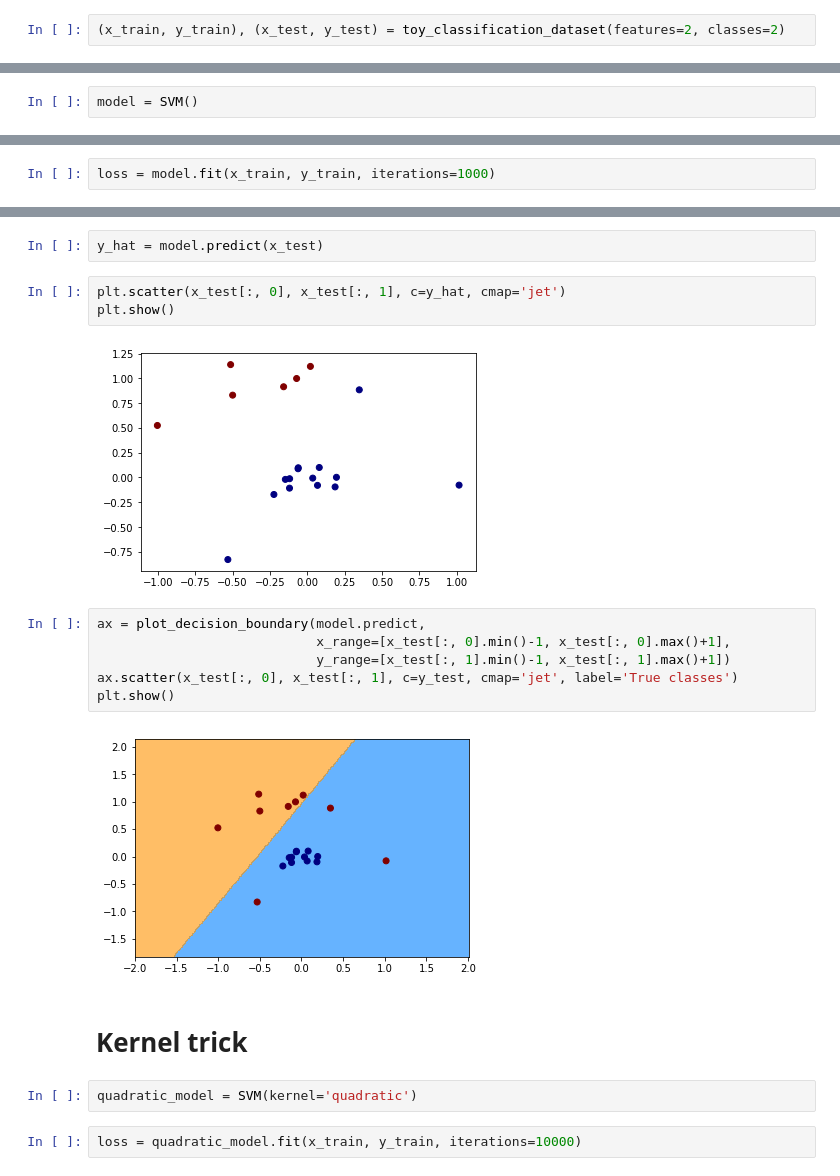
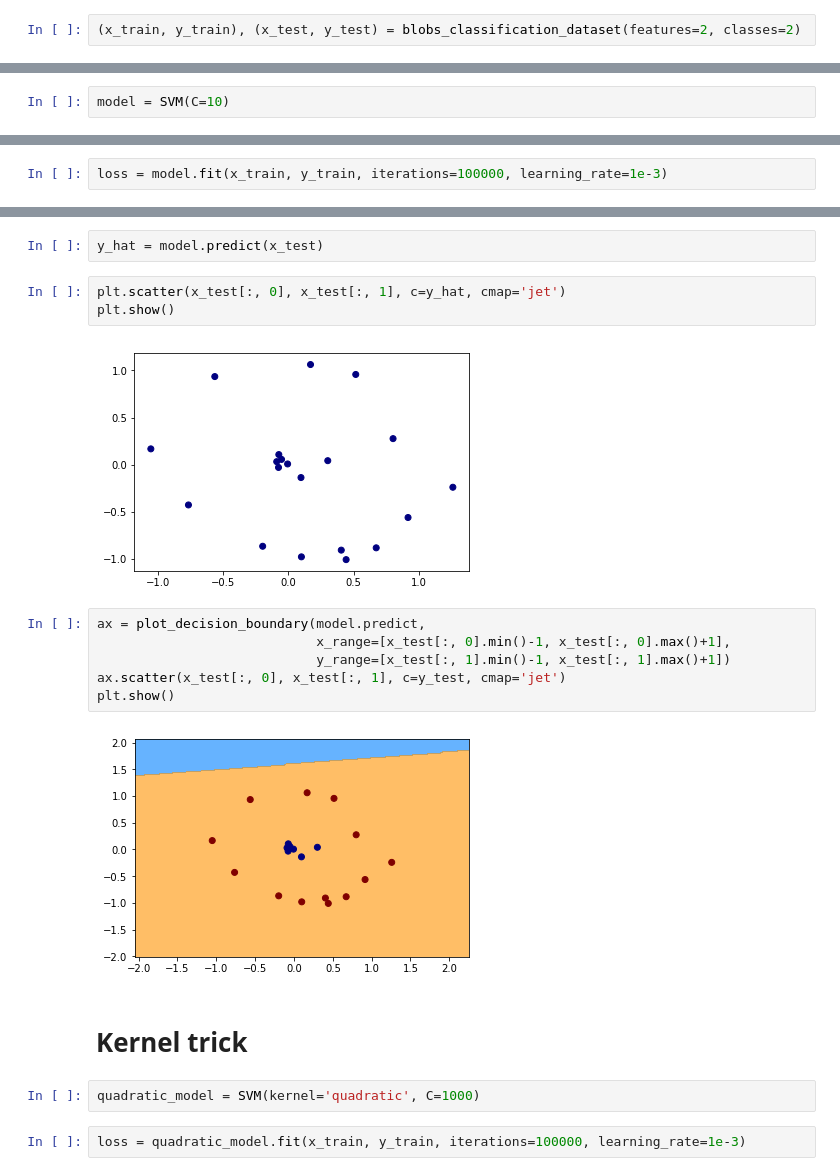
Before and after one commit to SergioAlvarezB/ml-numpy, a Jupyter notebook: notebooks/svm-kernels.ipynb, the cells around one changed output, grey strips where cells are left out. Drawn from its saved outputs; the diff is of its cells as text.

```diff
--- a/notebooks/svm-kernels.ipynb
+++ b/notebooks/svm-kernels.ipynb
@@ -15,7 +15,7 @@ from utils.visualization import plot_decision_boundary
 # Turn interactive plotting off
 plt.ioff()
 # %%
-(x_train, y_train), (x_test, y_test) = toy_classification_dataset(features=2, classes=2)
+(x_train, y_train), (x_test, y_test) = blobs_classification_dataset(features=2, classes=2)
 # %%
 plt.scatter(x_train[:, 0], x_train[:, 1], c=y_train, cmap='jet')
 plt.show()
@@ -24,11 +24,11 @@ plt.show()
 # %%
-model = SVM()
+model = SVM(C=10)
 # %%
 y_train.shape
 # %% [output]
 (80,)
 # %%
-loss = model.fit(x_train, y_train, iterations=1000)
+loss = model.fit(x_train, y_train, iterations=100000, learning_rate=1e-3)
 # %%
 plt.plot(loss[1:])
 plt.title('Loss')
@@ -78,21 +80,21 @@ y_hat = model.predict(x_test)
 plt.scatter(x_test[:, 0], x_test[:, 1], c=y_hat, cmap='jet')
 plt.show()
 # %% [output]
-[figure, old version]
+[figure, new version]
 # %%
 ax = plot_decision_boundary(model.predict,
                             x_range=[x_test[:, 0].min()-1, x_test[:, 0].max()+1],
                             y_range=[x_test[:, 1].min()-1, x_test[:, 1].max()+1])
-ax.scatter(x_test[:, 0], x_test[:, 1], c=y_test, cmap='jet', label='True classes')
+ax.scatter(x_test[:, 0], x_test[:, 1], c=y_test, cmap='jet')
 plt.show()
 # %% [output]
-[figure, old version]
+[figure, new version]
 # %% [markdown]
 # Kernel trick
 # %%
-quadratic_model = SVM(kernel='quadratic')
+quadratic_model = SVM(kernel='quadratic', C=1000)
 # %%
-loss = quadratic_model.fit(x_train, y_train, iterations=10000)
+loss = quadratic_model.fit(x_train, y_train, iterations=100000, learning_rate=1e-3)
 # %%
 plt.plot(loss[1:])
 plt.title('Loss')
```
Also changed, not shown: parts of 10 cells of this notebook, 7 other files.
